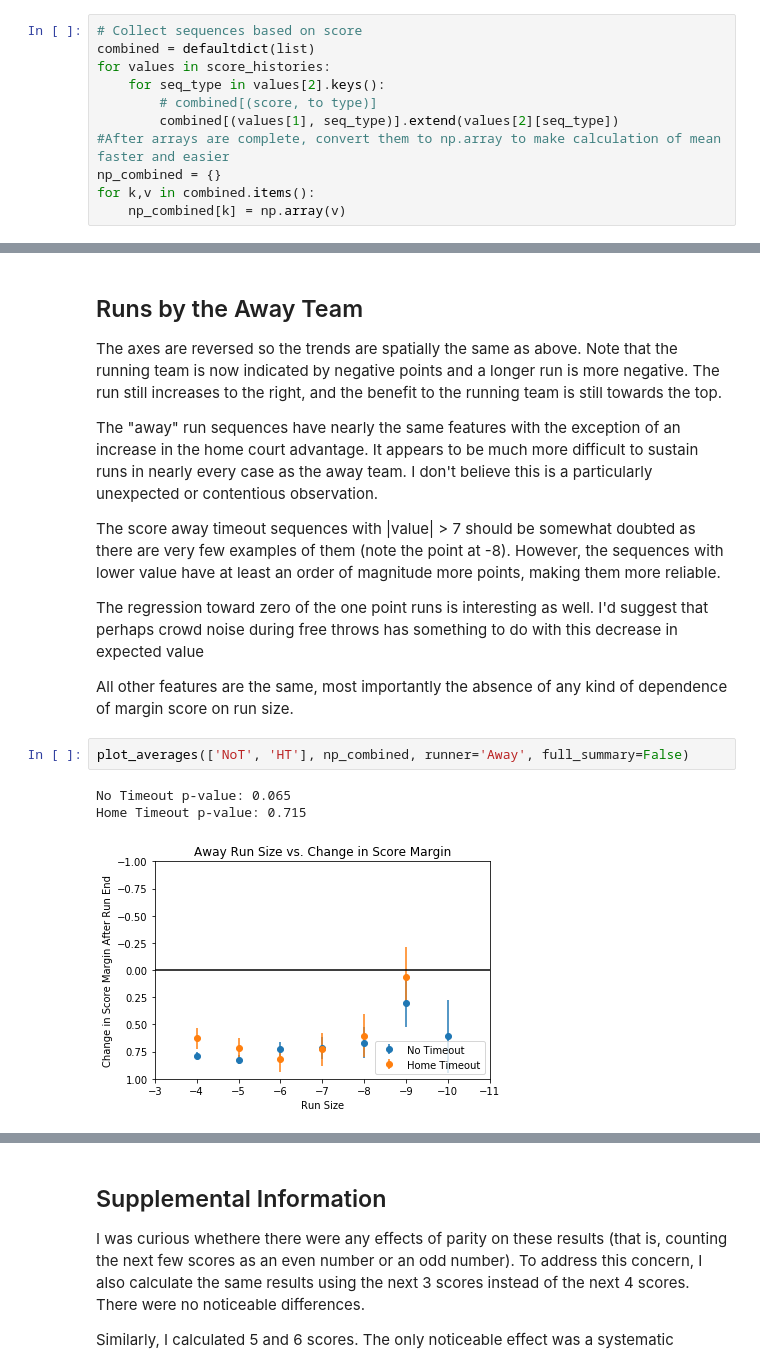
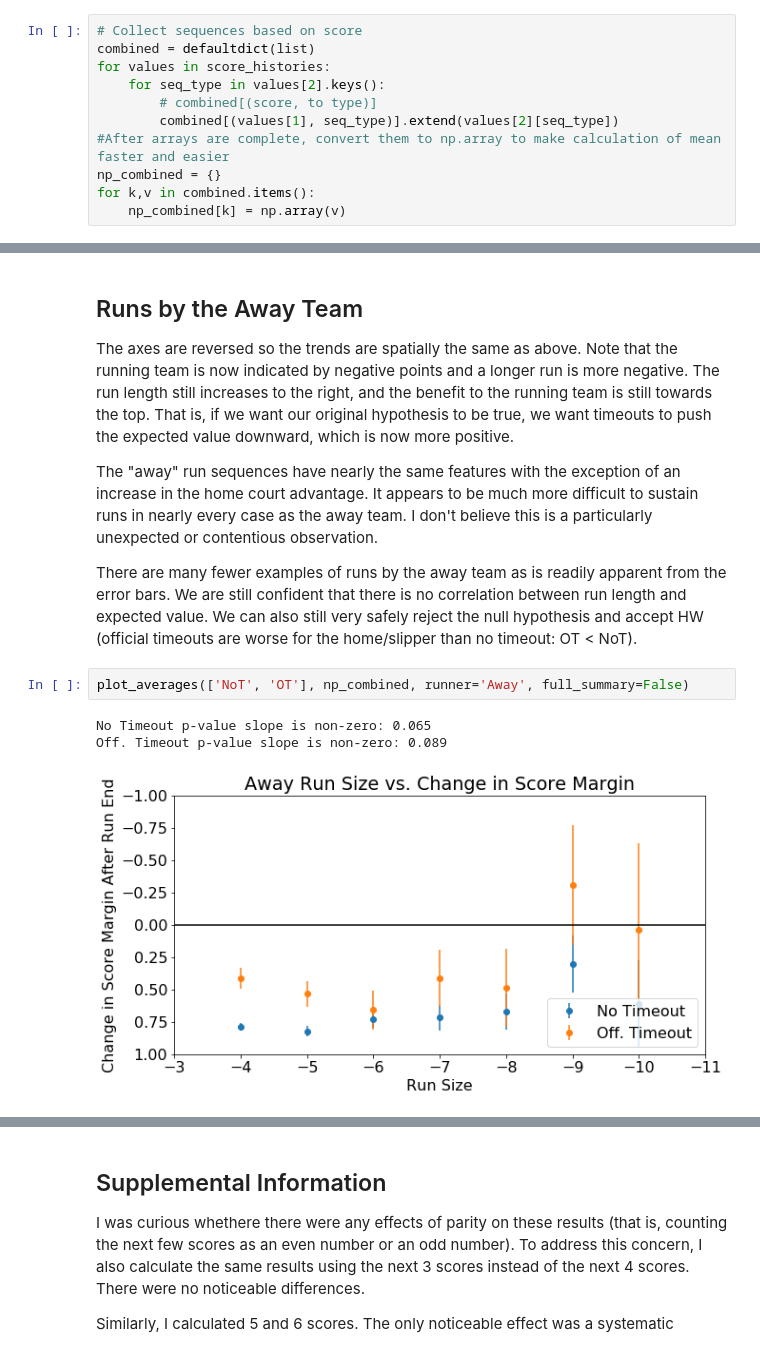
Before and after one commit to mattfred10/Timeout-Analyzer, a Jupyter notebook: Timeout_Analysis.ipynb, the cells around one changed output, grey strips where cells are left out. Saved outputs shown, nothing was run; the diff lists cells and outputs as text.

```diff
--- a/Timeout_Analysis.ipynb
+++ b/Timeout_Analysis.ipynb
@@ -832,18 +830,14 @@ run length | P value | T stat |   H0?   |  HW?
 # %% [markdown]
 ## Runs by the Away Team
 
-The axes are reversed so the trends are spatially the same as above. Note that the running team is now indicated by negative points and a longer run is more negative. The run still increases to the right, and the benefit to the running team is still towards the top.
+The axes are reversed so the trends are spatially the same as above. Note that the running team is now indicated by negative points and a longer run is more negative. The run length still increases to the right, and the benefit to the running team is still towards the top. That is, if we want our original hypothesis to be true, we want timeouts to push the expected value downward, which is now more positive.
 
 The "away" run sequences have nearly the same features with the exception of an increase in the home court advantage. It appears to be much more difficult to sustain runs in nearly every case as the away team. I don't believe this is a particularly unexpected or contentious observation.
 
-The score away timeout sequences with |value| > 7 should be somewhat doubted as there are very few examples of them (note the point at -8). However, the sequences with lower value have at least an order of magnitude more points, making them more reliable.
-
-The regression toward zero of the one point runs is interesting as well. I'd suggest that perhaps crowd noise during free throws has something to do with this decrease in expected value
-
-All other features are the same, most importantly the absence of any kind of dependence of margin score on run size.
+There are many fewer examples of runs by the away team as is readily apparent from the error bars. We are still confident that there is no correlation between run length and expected value. We can also still very safely reject the null hypothesis and accept HW (official timeouts are worse for the home/slipper than no timeout: OT < NoT).
 # %%
-plot_averages(['NoT', 'HT'], np_combined, runner='Away', full_summary=False)
+plot_averages(['NoT', 'OT'], np_combined, runner='Away', full_summary=False)
 # %% [output]
-No Timeout p-value: 0.065
-Home Timeout p-value: 0.715
+No Timeout p-value slope is non-zero: 0.065
+Off. Timeout p-value slope is non-zero: 0.089
-[figure, old version]
+[figure, new version]
```
Also changed, not shown: parts of 41 cells of this notebook.
